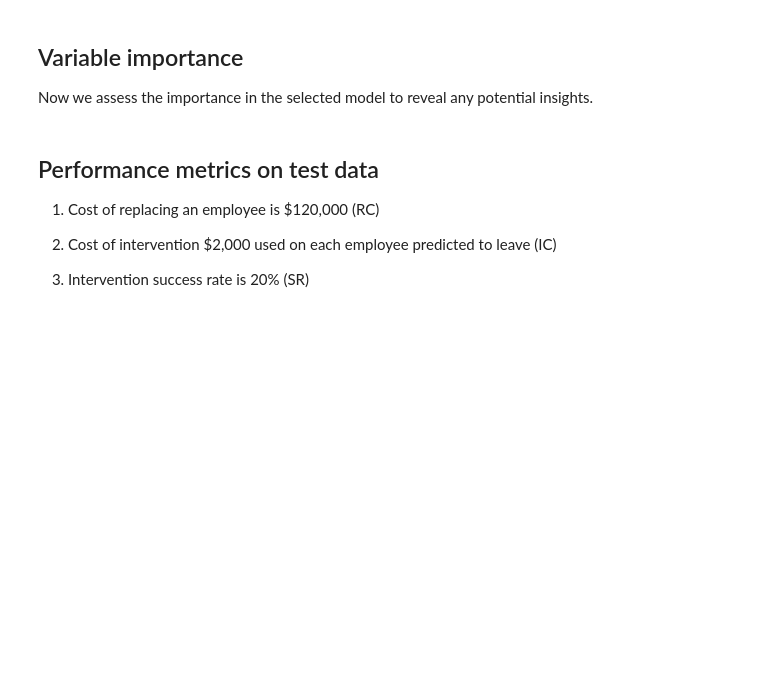
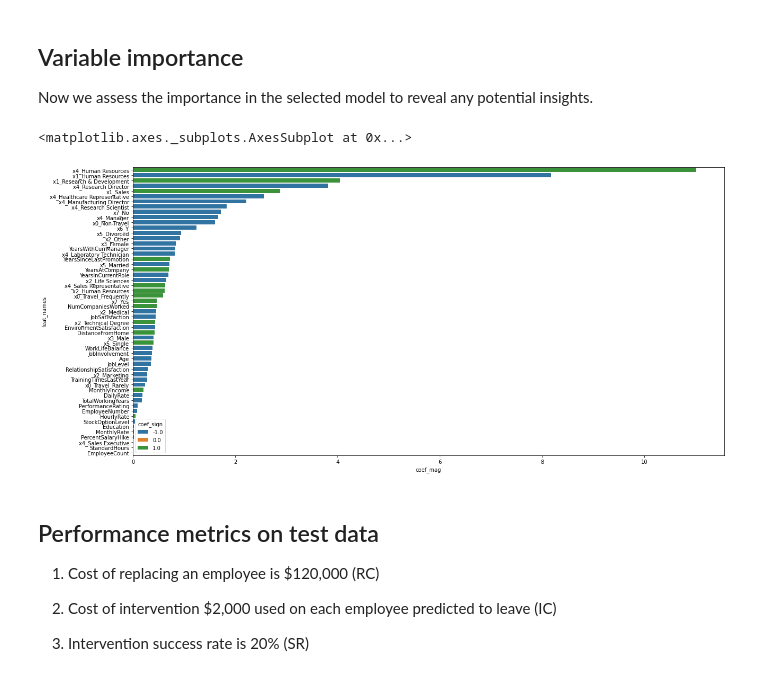
Before and after one commit to peter-callahan/vanderbilt, a Jupyter notebook: assign05-template/employee_churn_template.ipynb, the cells around one changed output. Saved outputs shown, nothing was run; the diff lists cells and outputs as text; code cells hidden in the pictures; blank space fills up the shorter version.

```diff
--- a/assign05-template/employee_churn_template.ipynb
+++ b/assign05-template/employee_churn_template.ipynb
@@ -226,22 +284,26 @@ Now we assess the importance in the selected model to reveal any potential insig
 # %%
 # TODO: feel free to uncomment and edit the code below to obtain your feature importance graph.
 # Did the graph surprise you? What features did you think were more important?
+vip = grid_search.best_estimator_['mdl'].coef_[0]
 
 # #get names in correct preproc order
-# cat_names = grid_search.best_estimator_.named_steps['preproc'].transformers_[0][1].named_steps['onehot_cat'].get_feature_names()
-# num_names = grid_search.best_estimator_.named_steps['preproc'].transformers_[1][2]
+cat_names = grid_search.best_estimator_.named_steps['preproc'].transformers_[0][1].named_steps['onehot_cat'].get_feature_names()
+num_names = grid_search.best_estimator_.named_steps['preproc'].transformers_[1][2]
 
 # #create df with vip info
-# coef_info = pd.DataFrame({'feat_names':np.hstack([cat_names, num_names]), 'vip': vip})
+coef_info = pd.DataFrame({'feat_names':np.hstack([cat_names, num_names]), 'vip': vip})
 
 # #get sign and magnitude information
-# coef_info = coef_info.assign(coef_mag = abs(coef_info['vip']),
-#                              coef_sign = np.sign(coef_info['vip']))
+coef_info = coef_info.assign(coef_mag = abs(coef_info['vip']),
+                             coef_sign = np.sign(coef_info['vip']))
 
 # #sort and plot
-# coef_info = coef_info.set_index('feat_names').sort_values(by='coef_mag', ascending=False)
-# plt.figure(figsize = (20,10))
-# sns.barplot(y=coef_info.index, x='coef_mag', hue='coef_sign', data=coef_info, orient='h', dodge=False)
+coef_info_lr = coef_info.set_index('feat_names').sort_values(by='coef_mag', ascending=False)
+plt.figure(figsize = (20,10))
+sns.barplot(y=coef_info_lr.index, x='coef_mag', hue='coef_sign', data=coef_info_lr, orient='h', dodge=False)
+# %% [output]
+<matplotlib.axes._subplots.AxesSubplot at 0x...>
+[figure, added]
 # %% [markdown]
 ## Performance metrics on test data
 
```
Also changed, not shown: parts of 30 cells of this notebook.
